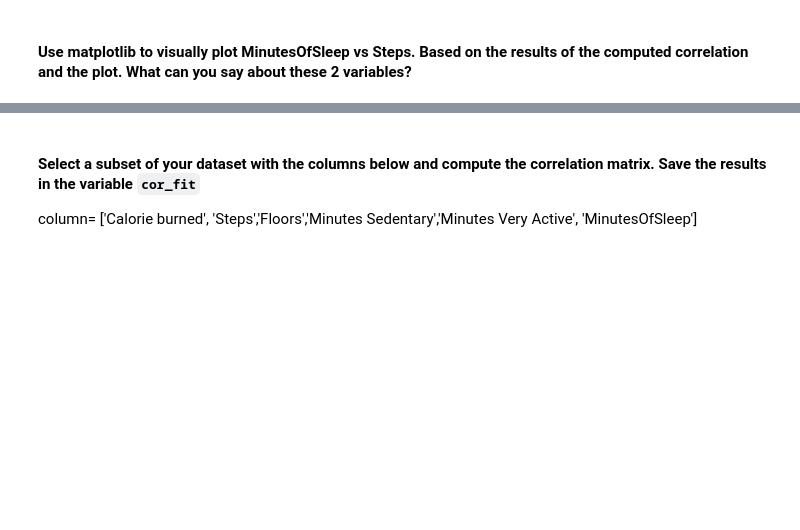
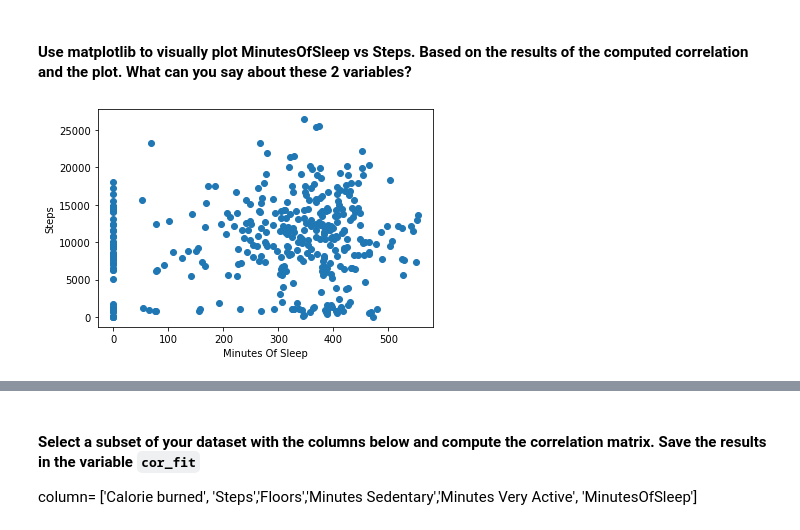
Before and after one commit to ta-data-mexpt/lab-pivot-table-and-correlation, a Jupyter notebook: your_code/main.ipynb, the cells around one changed output, grey strips where cells are left out. Cells and saved outputs as stored; diff of their text form; code cells hidden in the pictures; blank space fills up the shorter version.

```diff
--- a/your_code/main.ipynb
+++ b/your_code/main.ipynb
@@ -297,7 +297,12 @@ fitbit['MinutesOfSleep'].corr(fitbit['Steps'])
 # %%
 # your answer here
 
 c = fitbit['MinutesOfSleep']
 b = fitbit['Steps']
 
-plt.xlabel(MinutesOfSleep)
+plt.xlabel('Minutes Of Sleep')
+plt.ylabel('Steps')
+plt.scatter(c, b)
+plt.show()
+# %% [output]
+[figure, added]
```
Also changed, not shown: parts of 5 cells of this notebook.
